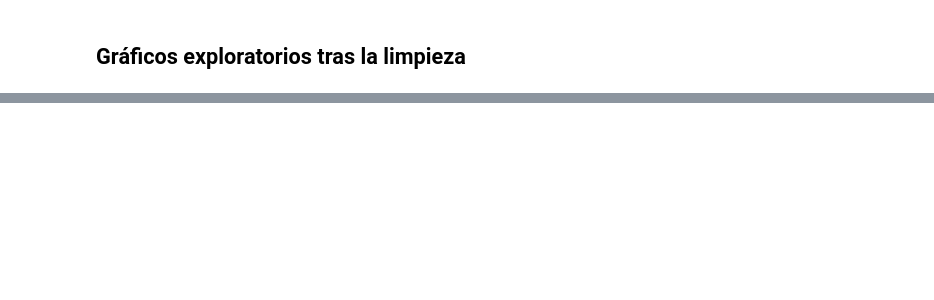
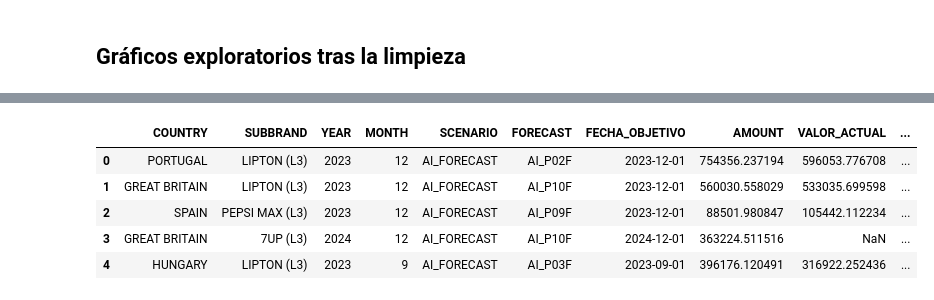
Before and after one commit to HugoLopezGon/UFV_Visualizaci-nDeDatos, a Jupyter notebook: Clase2.ipynb, the cells around one changed output, grey strips where cells are left out. Drawn from its saved outputs; the diff is of its cells as text; code cells hidden in the pictures; blank space fills up the shorter version.

```diff
--- a/Clase2.ipynb
+++ b/Clase2.ipynb
@@ -425,0 +652,20 @@ fig_subbrand.show()
+# %%
+# Crear columna de fecha de inicio de la predicción, manejando valores nulos
+df['FECHA_INICIO_PREDICCION'] = df.apply(
+    lambda row: pd.Timestamp(year=int(row['FORECAST_YEAR']), month=int(row['MES_PREDICCION']), day=1)
+    if pd.notnull(row['FORECAST_YEAR']) and pd.notnull(row['MES_PREDICCION']) else pd.NaT,
+    axis=1
+)
+
+# Crear columna de fecha objetivo de la predicción
+df['FECHA_OBJETIVO'] = pd.to_datetime(df[['YEAR', 'MONTH']].assign(DAY=1))
+
+# Calcular el horizonte en meses solo para las filas sin nulos en FECHA_INICIO_PREDICCION o FECHA_OBJETIVO
+df['HORIZONTE'] = df.apply(
+    lambda row: (row['FECHA_OBJETIVO'].year - row['FECHA_INICIO_PREDICCION'].year) * 12 + (row['FECHA_OBJETIVO'].month - row['FECHA_INICIO_PREDICCION'].month)
+    if pd.notnull(row['FECHA_INICIO_PREDICCION']) and pd.notnull(row['FECHA_OBJETIVO']) else None,
+    axis=1
+)
+
+# Verificar el resultado
+print(df.head())
@@ -425,0 +693,27 @@ fig_subbrand.show()
+# %%
+# Filtrar el DataFrame para obtener solo las predicciones ('AI_FORECAST') y valores reales ('ACTUAL')
+df_predicciones = df[df['SCENARIO'] == 'AI_FORECAST']
+df_reales = df[df['SCENARIO'] == 'ACTUAL'][['COUNTRY', 'SUBBRAND', 'DATE', 'AMOUNT']]
+
+# Renombrar DATE a FECHA_OBJETIVO en los valores reales para que coincida con las predicciones
+df_reales.rename(columns={'DATE': 'FECHA_OBJETIVO', 'AMOUNT': 'VALOR_ACTUAL'}, inplace=True)
+
+# Unir las predicciones con los valores reales basándonos en FECHA_OBJETIVO, COUNTRY y SUBBRAND
+df_predicciones = df_predicciones.merge(
+    df_reales,
+    on=['COUNTRY', 'SUBBRAND', 'FECHA_OBJETIVO'],
+    how='left'
+)
+
+# Calcular la diferencia entre la predicción y el valor actual (error de predicción)
+df_predicciones['ERROR_PREDICCION'] = df_predicciones['AMOUNT'] - df_predicciones['VALOR_ACTUAL']
+
+# Verificar el resultado de las primeras filas después de corregir el filtro
+df_predicciones[['COUNTRY', 'SUBBRAND', 'YEAR', 'MONTH', 'SCENARIO', 'FORECAST', 'FECHA_OBJETIVO', 'AMOUNT', 'VALOR_ACTUAL', 'ERROR_PREDICCION']].head()
+# %% [output]
+|  | COUNTRY | SUBBRAND | YEAR | MONTH | SCENARIO | FORECAST | FECHA_OBJETIVO | AMOUNT | VALOR_ACTUAL | ... |
+| 0 | PORTUGAL | LIPTON (L3) | 2023 | 12 | AI_FORECAST | AI_P02F | 2023-12-01 | 754356.237194 | 596053.776708 | ... |
+| 1 | GREAT BRITAIN | LIPTON (L3) | 2023 | 12 | AI_FORECAST | AI_P10F | 2023-12-01 | 560030.558029 | 533035.699598 | ... |
+| 2 | SPAIN | PEPSI MAX (L3) | 2023 | 12 | AI_FORECAST | AI_P09F | 2023-12-01 | 88501.980847 | 105442.112234 | ... |
+| 3 | GREAT BRITAIN | 7UP (L3) | 2024 | 12 | AI_FORECAST | AI_P10F | 2024-12-01 | 363224.511516 | NaN | ... |
+| 4 | HUNGARY | LIPTON (L3) | 2023 | 9 | AI_FORECAST | AI_P03F | 2023-09-01 | 396176.120491 | 316922.252436 | ... |
```
Also changed, not shown: parts of 24 cells of this notebook.
